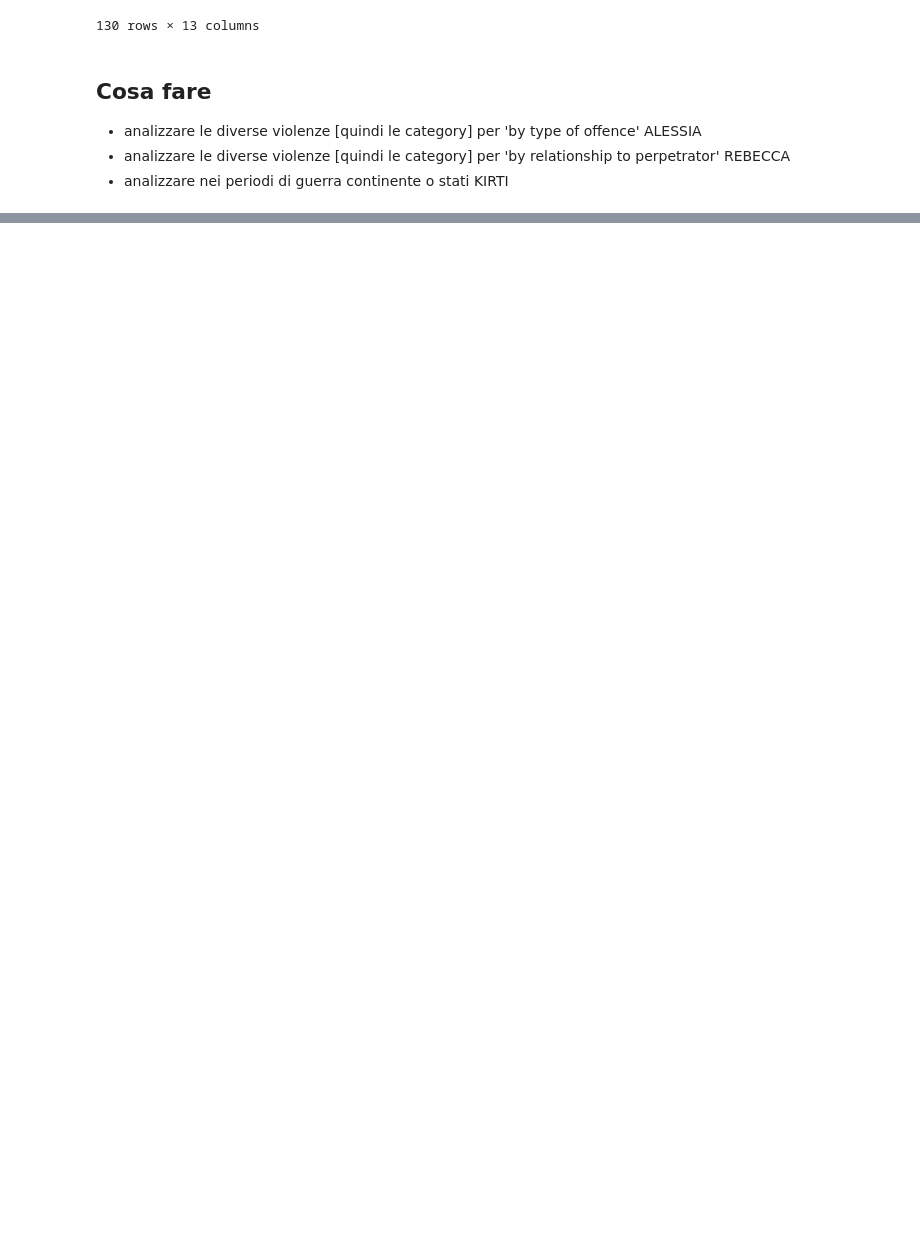
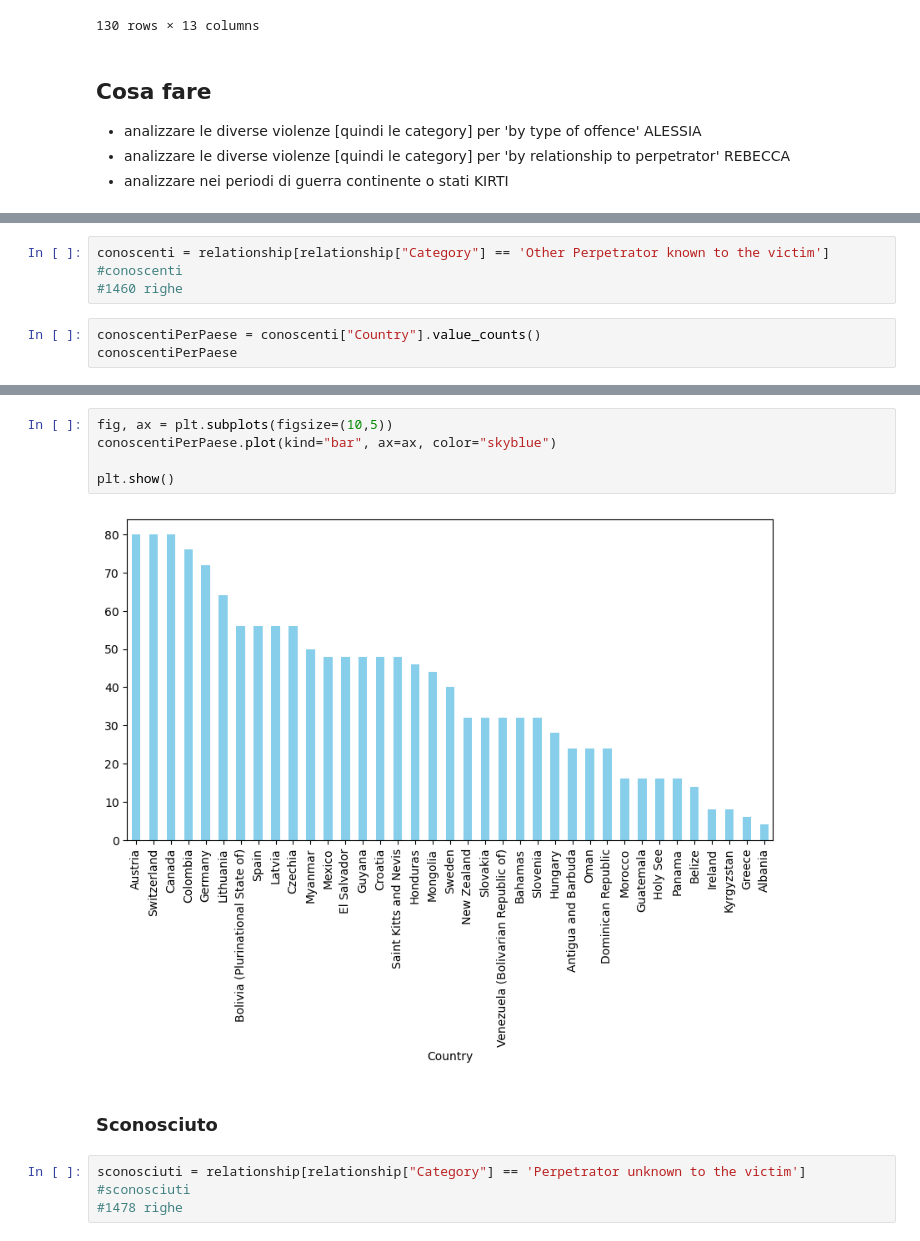
Before and after one commit to Kirti324/dati-guerra-pace-concorso, a Jupyter notebook: inizioLavoro.ipynb, the cells around one changed output, grey strips where cells are left out. Cells and saved outputs as stored; diff of their text form; blank space fills up the shorter version.

```diff
--- a/inizioLavoro.ipynb
+++ b/inizioLavoro.ipynb
@@ -162,0 +228,7 @@ data[data["Country"]=="Ukraine"]
+# %%
+conoscenti = relationship[relationship["Category"] == 'Other Perpetrator known to the victim']
+#conoscenti
+#1460 righe
+# %%
+conoscentiPerPaese = conoscenti["Country"].value_counts()
+conoscentiPerPaese
@@ -162,0 +253,13 @@ data[data["Country"]=="Ukraine"]
+# %%
+fig, ax = plt.subplots(figsize=(10,5))
+conoscentiPerPaese.plot(kind="bar", ax=ax, color="skyblue")
+
+plt.show()
+# %% [output]
+[figure, added]
+# %% [markdown]
+### Sconosciuto
+# %%
+sconosciuti = relationship[relationship["Category"] == 'Perpetrator unknown to the victim']
+#sconosciuti
+#1478 righe
```
Also changed, not shown: parts of 18 cells of this notebook.
